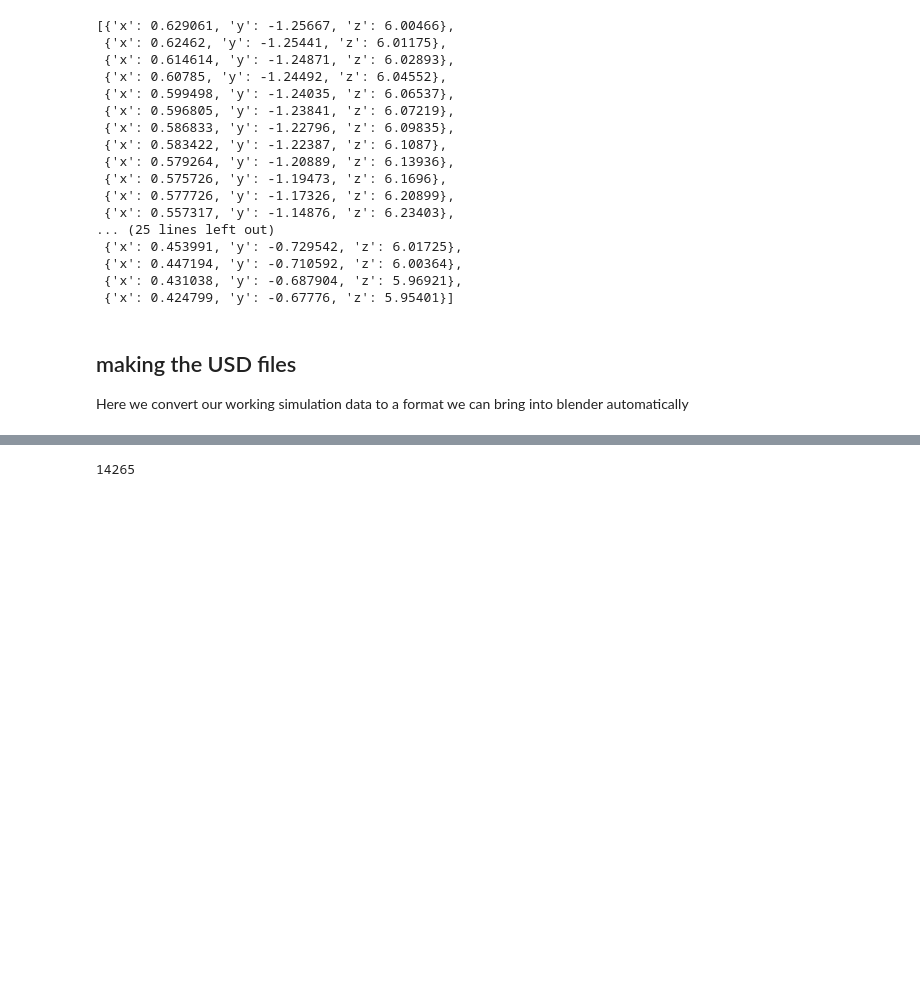
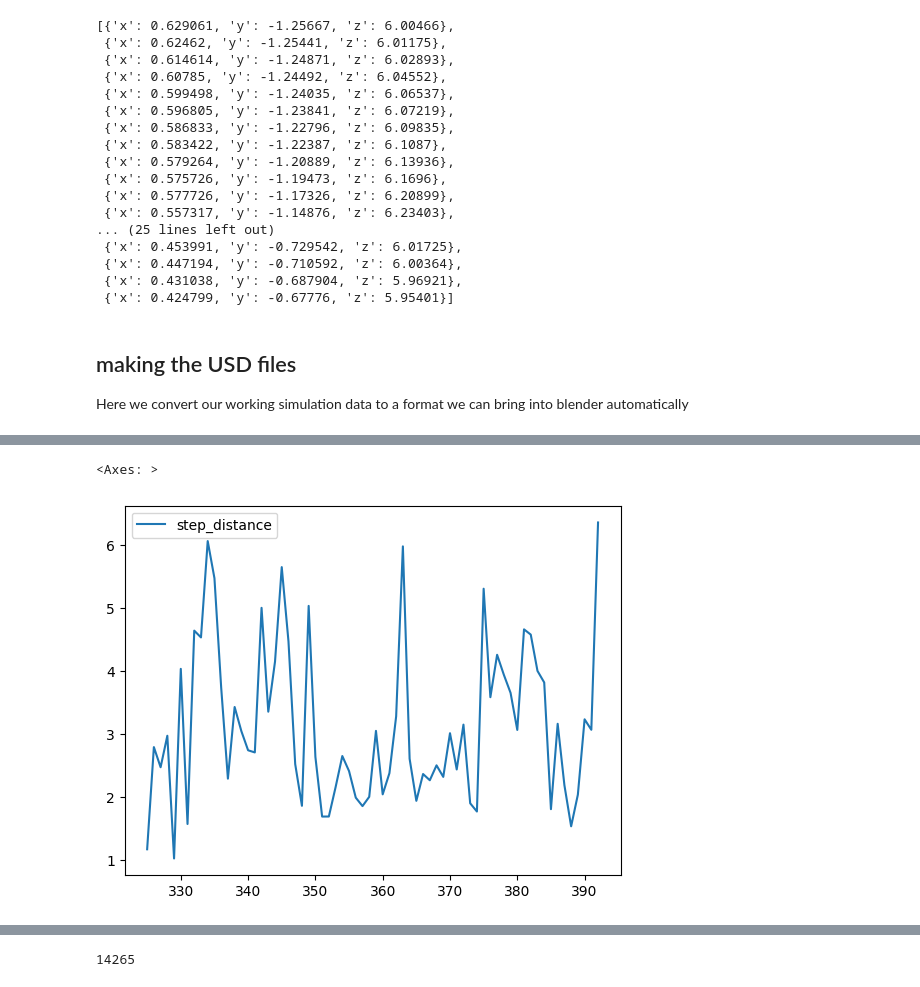
Before and after one commit to DevinBayly/Cacao_visualization, a Jupyter notebook: code/particle_simulation/networkx_curve_separation.ipynb, the cells around one changed output, grey strips where cells are left out. Cells and saved outputs as stored; diff of their text form; code cells hidden in the pictures; blank space fills up the shorter version.

```diff
--- a/code/particle_simulation/networkx_curve_separation.ipynb
+++ b/code/particle_simulation/networkx_curve_separation.ipynb
@@ -472,0 +614,3 @@ array([5, 5, 5, ..., 5, 5, 5], shape=(14265,), dtype=int16)
+# %%
+# now find multiple that makes y go to 369 which is the total in cm that a tree gets
+cm_scalar = 369/normalized.y.max()
@@ -472,0 +621,13 @@ array([5, 5, 5, ..., 5, 5, 5], shape=(14265,), dtype=int16)
+# %%
+scaled_df = normalized[["x","y","z"]] * cm_scalar
+# %%
+scaled_df["step_distance"] = np.linalg.norm(scaled_df - scaled_df.shift(-1),axis=1)
+# %%
+# bring the track labels back in
+scaled_df["track"]= track_df["track"]
+# %%
+# checking to see how the natural jumps in the path measure in terms of cm
+scaled_df[scaled_df.track ==4][:-1].plot(y="step_distance",use_index=True)
+# %% [output]
+<Axes: >
+[figure, added]
```
Also changed, not shown: parts of 53 cells of this notebook.
